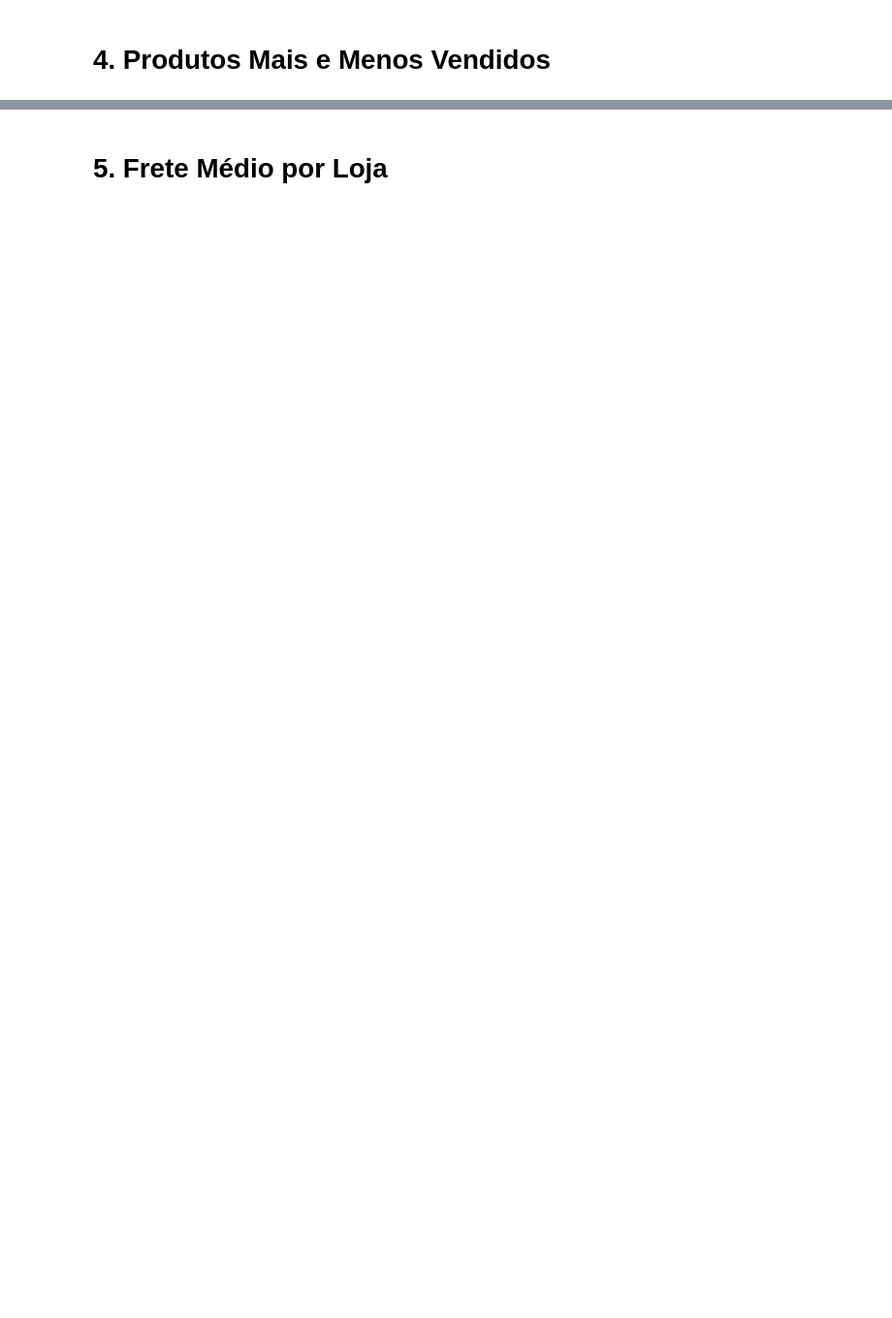
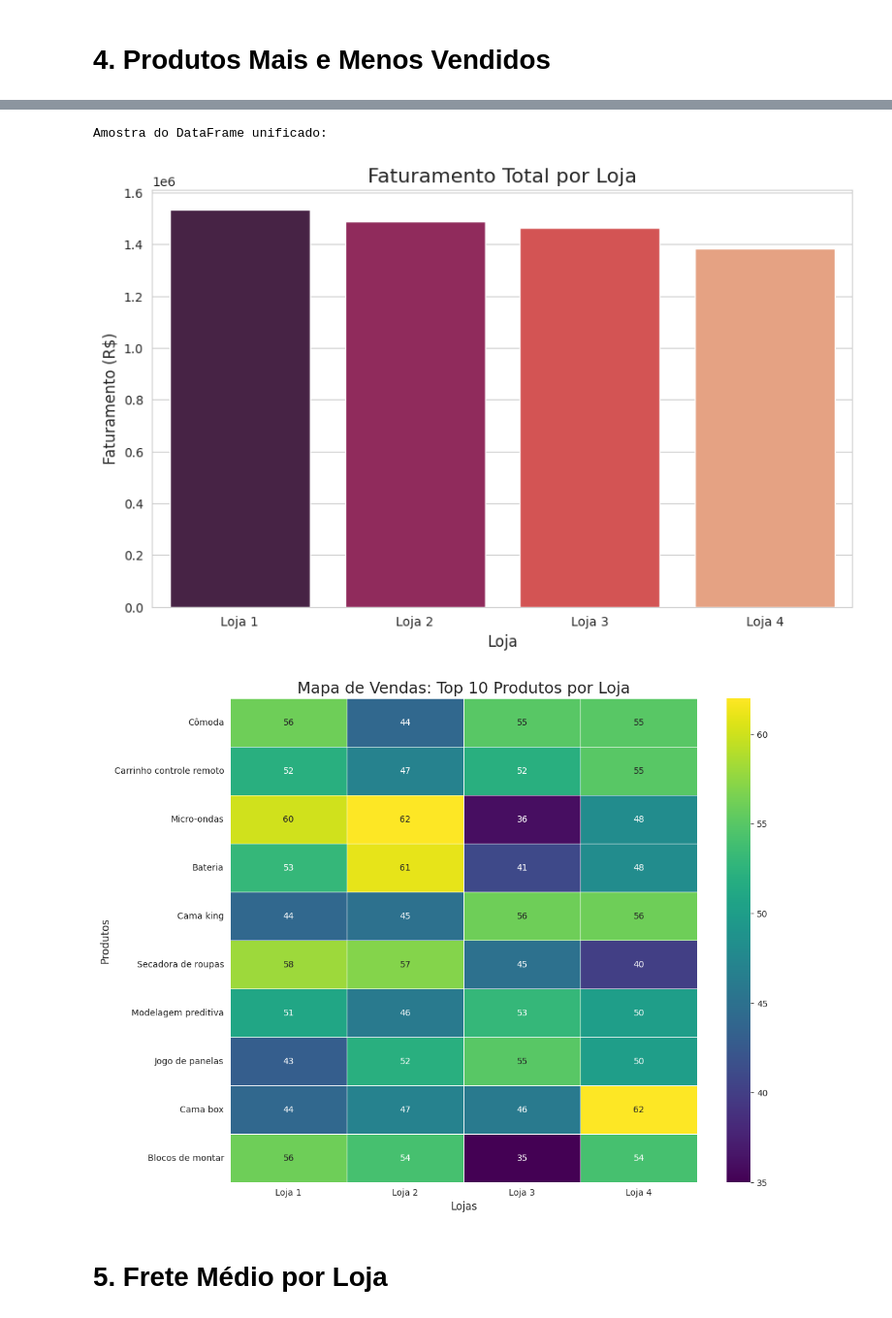
Before and after one commit to jhonatanwsds/ChallengerBigData, a Jupyter notebook: AluraStoreBr.ipynb, the cells around one changed output, grey strips where cells are left out. Shown at 97% size. Saved outputs shown, nothing was run; the diff lists cells and outputs as text; code cells hidden in the pictures; blank space fills up the shorter version.

```diff
--- a/AluraStoreBr.ipynb
+++ b/AluraStoreBr.ipynb
@@ -50,2 +217,58 @@ IndentationError: unexpected indent (<ipython-input-10-457236e9d158>, line 2)
+# %%
+# Adiciona uma coluna 'Loja' em cada DataFrame para identificação
+loja['Loja'] = 'Loja 1'
+loja2['Loja'] = 'Loja 2'
+loja3['Loja'] = 'Loja 3'
+loja4['Loja'] = 'Loja 4'
+
+# Concatena todos em um único DataFrame
+df_completo = pd.concat([loja, loja2, loja3, loja4])
+
+print("Amostra do DataFrame unificado:")
+df_completo.head()
+
+# Calcular o faturamento total por loja
+faturamento_por_loja = df_completo.groupby('Loja')['Preço'].sum().sort_values(ascending=False)
+
+# Visualizar o faturamento
+plt.figure(figsize=(10, 6))
+sns.barplot(x=faturamento_por_loja.index, y=faturamento_por_loja.values, palette='rocket', hue=faturamento_por_loja.index, legend=False)
+plt.title('Faturamento Total por Loja', fontsize=16)
+plt.ylabel('Faturamento (R$)', fontsize=12)
+plt.xlabel('Loja', fontsize=12)
+plt.show()
+
+# 1. Encontrar os 10 produtos mais vendidos no geral
+top_10_produtos = df_completo['Produto'].value_counts().head(10).index
+
+# 2. Filtrar o DataFrame para conter apenas esses produtos
+df_top_produtos = df_completo[df_completo['Produto'].isin(top_10_produtos)]
+
+# 3. Agrupar por Loja e Produto para contar as vendas
+vendas_cruzadas = df_top_produtos.groupby(['Loja', 'Produto']).size().reset_index(name='Quantidade')
+
+# 4. Pivotar a tabela para o formato do heatmap
+heatmap_data = vendas_cruzadas.pivot_table(index='Produto', columns='Loja', values='Quantidade', fill_value=0)
+
+# Reordenar as linhas para corresponder à ordem de mais vendidos
+heatmap_data = heatmap_data.loc[top_10_produtos]
+
+# 5. Desenhar o heatmap
+plt.figure(figsize=(12, 10))
+sns.heatmap(
+    heatmap_data,
+    annot=True,      # Mostra os números dentro de cada célula
+    fmt='.0f',
+    cmap='viridis',
+    linewidths=.5
+)
+plt.title('Mapa de Vendas: Top 10 Produtos por Loja', fontsize=18)
+plt.xlabel('Lojas', fontsize=12)
+plt.ylabel('Produtos', fontsize=12)
+plt.show()
+# %% [output]
+Amostra do DataFrame unificado:
+[figure, added]
+[figure, added]
 # %% [markdown]
 # 5. Frete Médio por Loja
```
Also changed, not shown: parts of 4 cells of this notebook.
